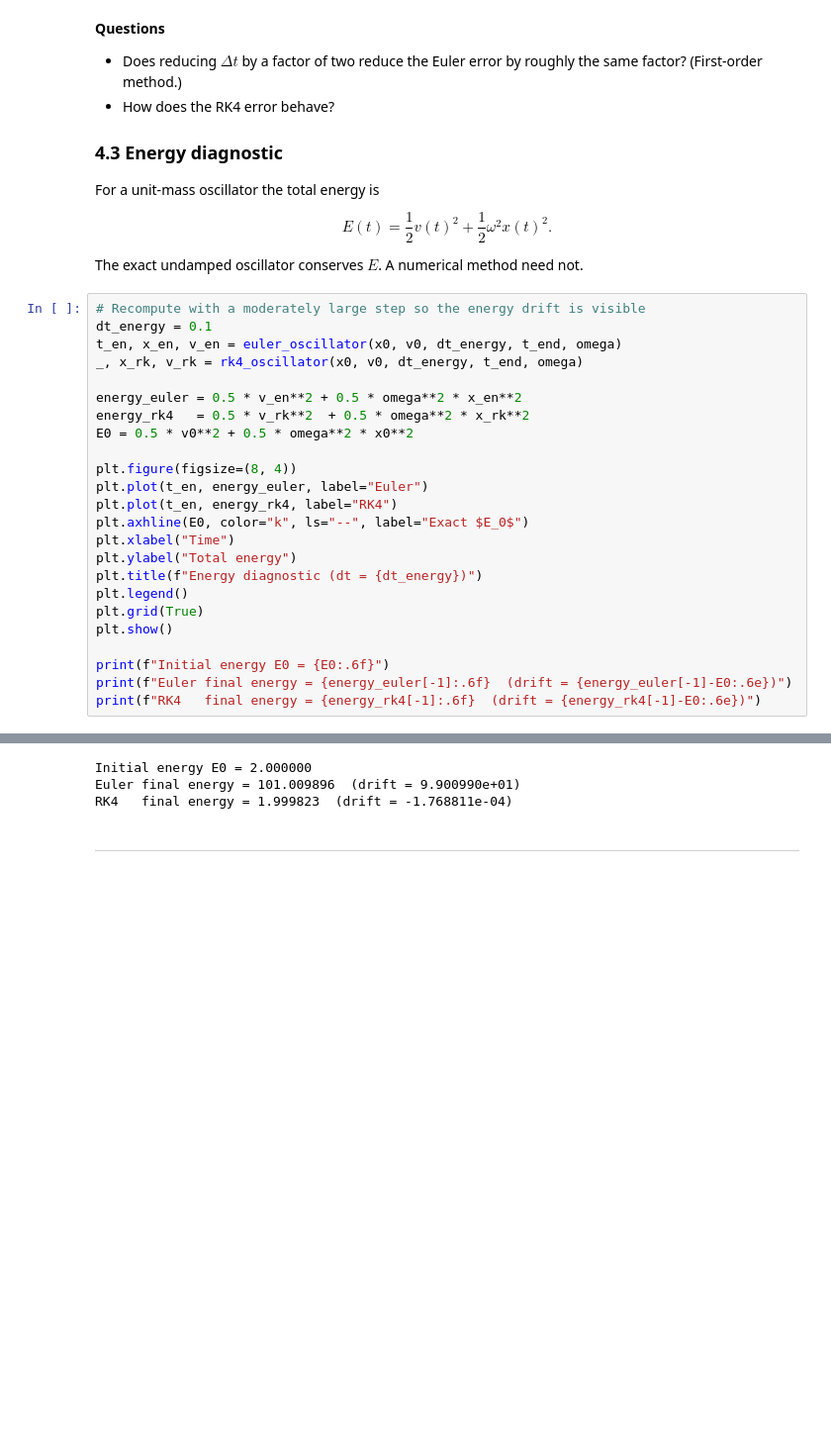
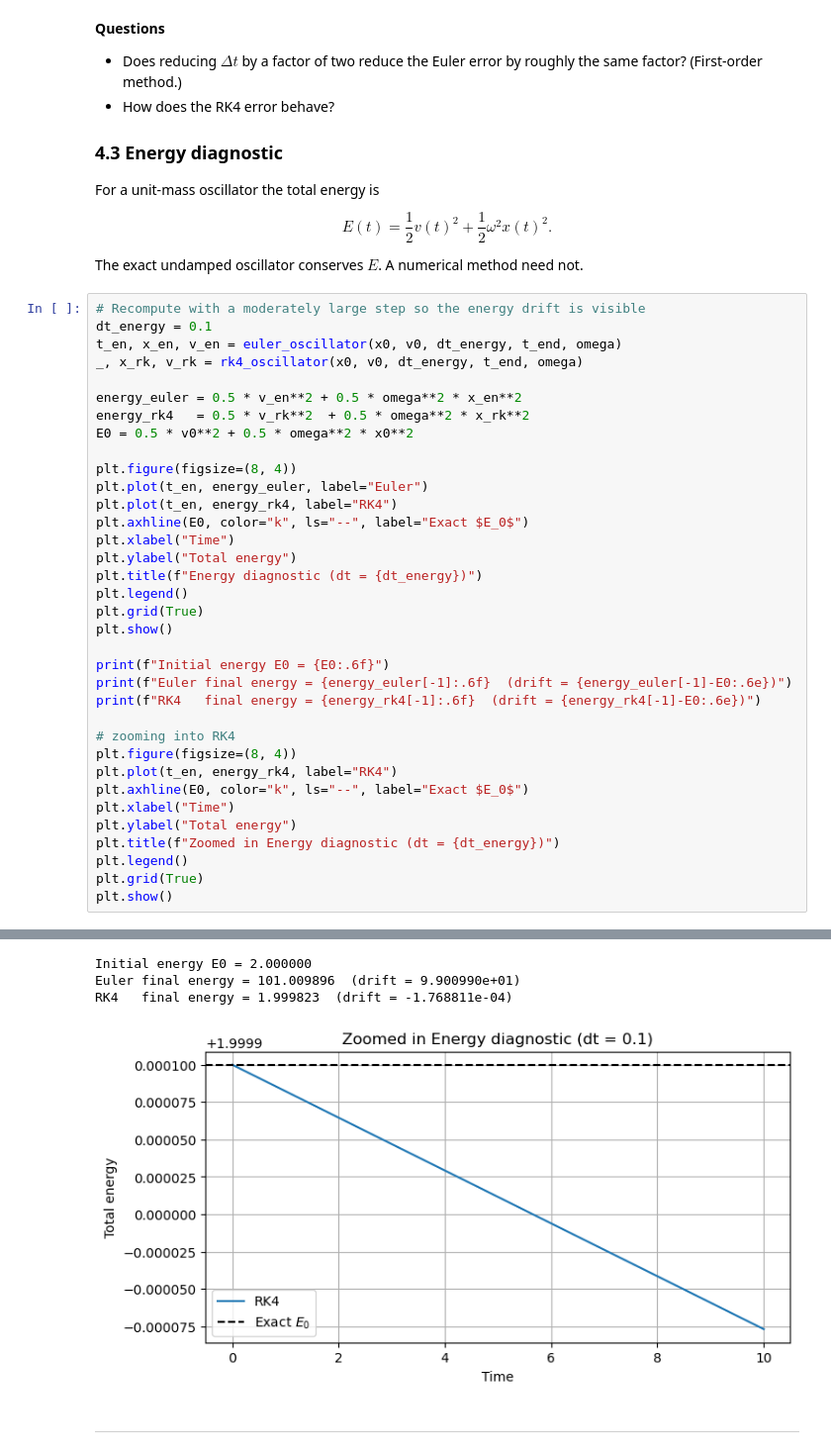
Before and after one commit to mykirby/SSTA-NEP, a Jupyter notebook: thruster_design/tutorials/oscillator_lab.ipynb, the cells around one changed output, grey strips where cells are left out. Shown at 99% size. Saved outputs shown, nothing was run; the diff lists cells and outputs as text; blank space fills up the shorter version.

```diff
--- a/thruster_design/tutorials/oscillator_lab.ipynb
+++ b/thruster_design/tutorials/oscillator_lab.ipynb
@@ -437,32 +452,44 @@ The exact undamped oscillator conserves $E$. A numerical method need not.
 # %%
 # Recompute with a moderately large step so the energy drift is visible
 dt_energy = 0.1
 t_en, x_en, v_en = euler_oscillator(x0, v0, dt_energy, t_end, omega)
 _, x_rk, v_rk = rk4_oscillator(x0, v0, dt_energy, t_end, omega)
 
 energy_euler = 0.5 * v_en**2 + 0.5 * omega**2 * x_en**2
 energy_rk4   = 0.5 * v_rk**2  + 0.5 * omega**2 * x_rk**2
 E0 = 0.5 * v0**2 + 0.5 * omega**2 * x0**2
 
 plt.figure(figsize=(8, 4))
 plt.plot(t_en, energy_euler, label="Euler")
 plt.plot(t_en, energy_rk4, label="RK4")
 plt.axhline(E0, color="k", ls="--", label="Exact $E_0$")
 plt.xlabel("Time")
 plt.ylabel("Total energy")
 plt.title(f"Energy diagnostic (dt = {dt_energy})")
 plt.legend()
 plt.grid(True)
 plt.show()
 
 print(f"Initial energy E0 = {E0:.6f}")
 print(f"Euler final energy = {energy_euler[-1]:.6f}  (drift = {energy_euler[-1]-E0:.6e})")
 print(f"RK4   final energy = {energy_rk4[-1]:.6f}  (drift = {energy_rk4[-1]-E0:.6e})")
+
+# zooming into RK4
+plt.figure(figsize=(8, 4))
+plt.plot(t_en, energy_rk4, label="RK4")
+plt.axhline(E0, color="k", ls="--", label="Exact $E_0$")
+plt.xlabel("Time")
+plt.ylabel("Total energy")
+plt.title(f"Zoomed in Energy diagnostic (dt = {dt_energy})")
+plt.legend()
+plt.grid(True)
+plt.show()
 # %% [output]
 [figure]
 Initial energy E0 = 2.000000
 Euler final energy = 101.009896  (drift = 9.900990e+01)
 RK4   final energy = 1.999823  (drift = -1.768811e-04)
+[figure, added]
 # %% [markdown]
 
 ---
```
Also changed, not shown: parts of 5 cells of this notebook.
